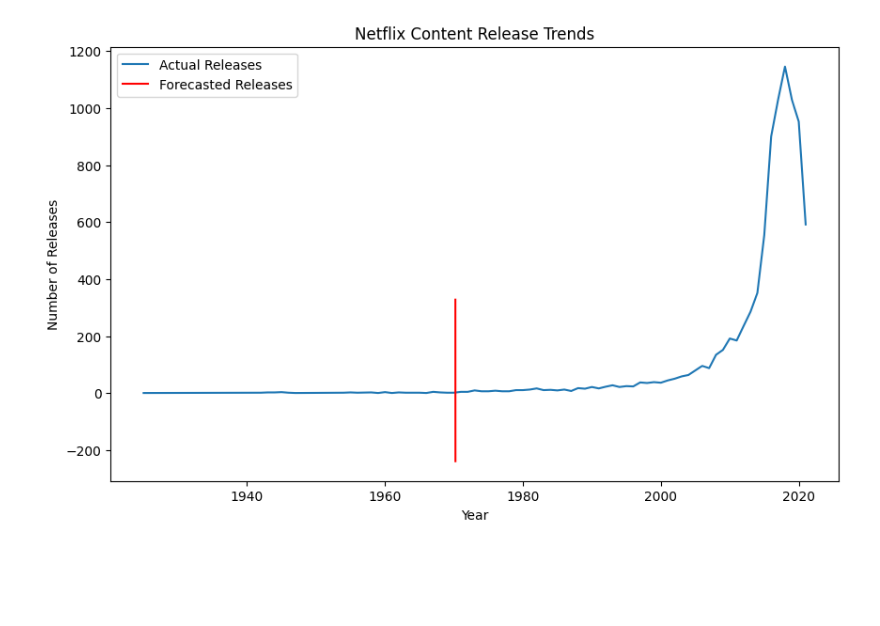
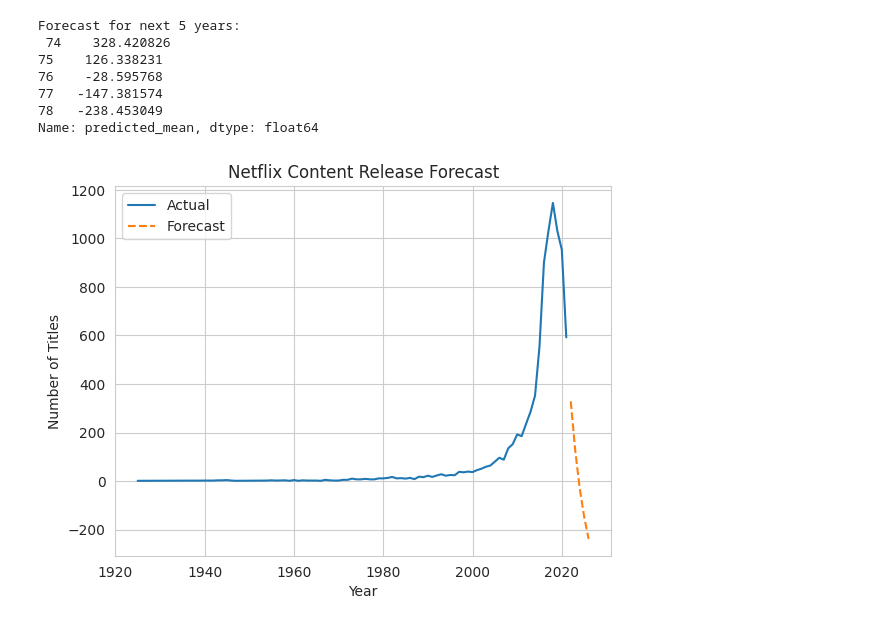
Before and after one commit to Abdul-Subhan24/Netflix-Data-Visualization-ML, a Jupyter notebook: Netflix_Data_Cleaning,_Analysis_and_Visualization_with_ML_Model's.ipynb, the cells around one changed output. Cells and saved outputs as stored; diff of their text form; code cells hidden in the pictures; blank space fills up the shorter version.

```diff
--- a/Netflix_Data_Cleaning,_Analysis_and_Visualization_with_ML_Model's.ipynb
+++ b/Netflix_Data_Cleaning,_Analysis_and_Visualization_with_ML_Model's.ipynb
@@ -299,15 +152,0 @@ Name: title, dtype: object
-# %%
-## Prepare Data for Trend Prediction:
-
-# Convert 'release_year' to datetime for trend prediction
-df['release_year'] = pd.to_datetime(df['release_year'], format='%Y', errors='coerce')
-
-# Drop any rows with NaT in 'release_year'
-df = df.dropna(subset=['release_year'])
-
-# Extract year and group by count
-yearly_counts = df.groupby(df['release_year'].dt.year).size()
-
-# Set the index as the release year for time series analysis
-yearly_counts.index = pd.to_datetime(yearly_counts.index, format='%Y')
-df.info()
@@ -356,16 +153,36 @@ Name: predicted_mean, dtype: float64
-# %%
-## Visualize the Trend Prediction
-import matplotlib.pyplot as plt
-
-# Plot the actual data
-plt.figure(figsize=(10, 6))
-plt.plot(yearly_counts, label='Actual Releases')
-plt.plot(forecast.index, forecast, label='Forecasted Releases', color='red')
-plt.title('Netflix Content Release Trends')
-plt.xlabel('Year')
-plt.ylabel('Number of Releases')
-plt.legend()
-plt.show()
-# %% [output]
-[figure, removed]
+# %%
+# =========================
+# 7. Forecasting with ARIMA
+# =========================
+# Count releases per year
+yearly_counts = df.groupby('release_year').size()
+yearly_counts = yearly_counts[yearly_counts.index.notnull()]  # Remove NaN years
+
+# Fit ARIMA model
+model = ARIMA(yearly_counts, order=(1, 1, 1))
+model_fit = model.fit()
+
+# Forecast next 5 years
+forecast = model_fit.forecast(steps=5)
+print("Forecast for next 5 years:\n", forecast)
+
+# Plot forecast
+plt.plot(yearly_counts.index, yearly_counts.values, label='Actual')
+plt.plot(range(yearly_counts.index.max()+1, yearly_counts.index.max()+6), forecast, label='Forecast', linestyle='--')
+plt.title("Netflix Content Release Forecast")
+plt.xlabel("Year")
+plt.ylabel("Number of Titles")
+plt.legend()
+plt.savefig("outputs/forecast.png")
+plt.show()
+plt.close()
+# %% [output]
+Forecast for next 5 years:
+ 74    328.420826
+75    126.338231
+76    -28.595768
+77   -147.381574
+78   -238.453049
+Name: predicted_mean, dtype: float64
+[figure, added]
 # %%
```
Also changed, not shown: parts of 31 cells of this notebook.
